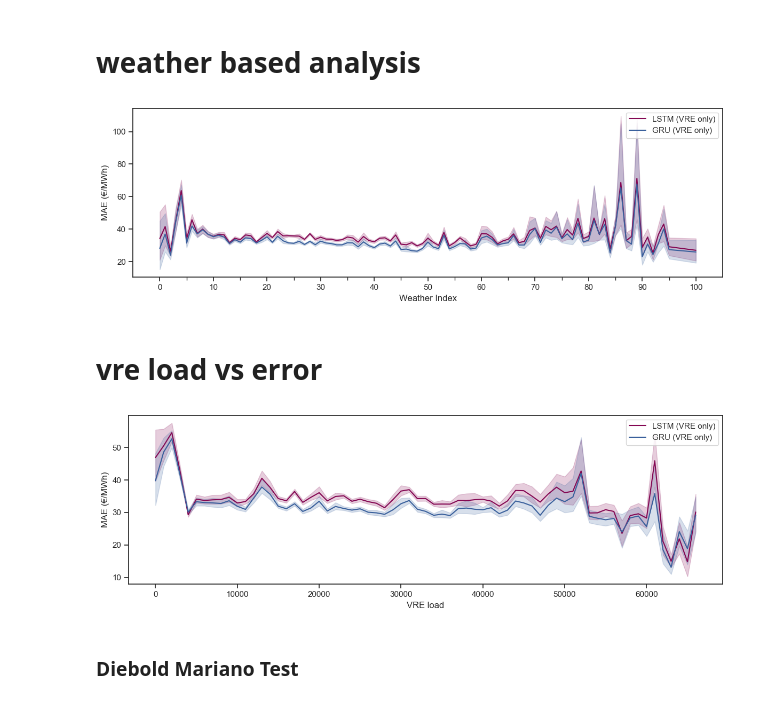
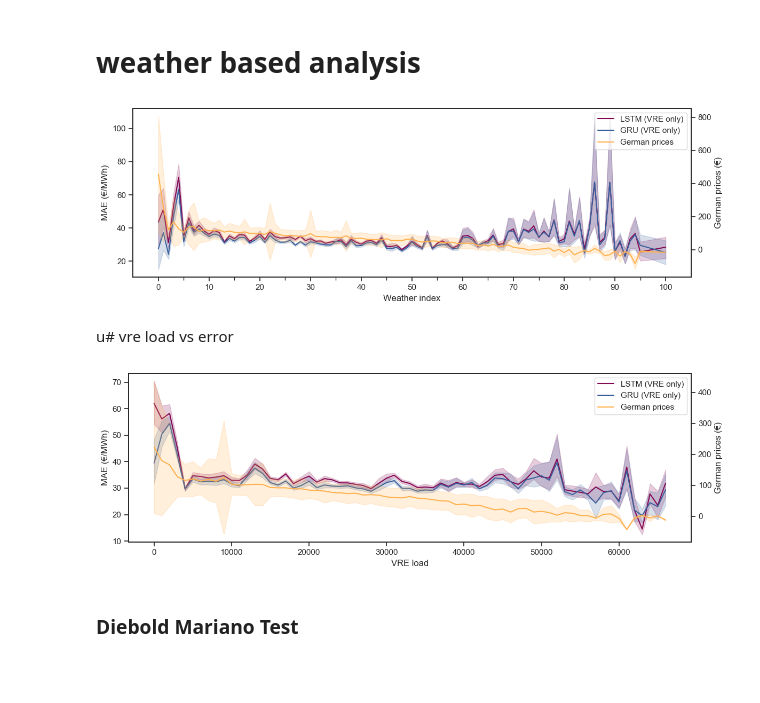
Before and after one commit to valentin-17/epf, a Jupyter notebook: notebooks/other_data_viz.ipynb, the cells around one changed output. Cells and saved outputs as stored; diff of their text form; code cells hidden in the pictures; blank space fills up the shorter version.

Commit message:
added prices to weather and vre figures

```diff
--- a/notebooks/other_data_viz.ipynb
+++ b/notebooks/other_data_viz.ipynb
@@ -201,10 +201,10 @@ import matplotlib.pyplot as plt
 import seaborn as sns
 import numpy as np
 
-with open("../models/shifted_lstm_vre_sl.pkl", "rb") as f:
+with open("../models/shifted_lstm_vre.pkl", "rb") as f:
     lstm_model_obj = pkl.load(f)
 
-with open("../models/shifted_gru_vre_sl.pkl", "rb") as f:
+with open("../models/shifted_gru_vre.pkl", "rb") as f:
     gru_model_obj = pkl.load(f)
 
 lstm_preds = predict_with_timestamps(lstm_model_obj)
@@ -572,5 +575,7 @@ weather_errors = weather_errors.join(weather_df, how='inner')
 # %%
-error_by_weather = weather_errors.melt(id_vars=['Weather index', 'Model', 'hour'], value_name='err')
+from matplotlib.lines import Line2D
+
+error_by_weather = weather_errors.melt(id_vars=['Weather index', 'Model', 'hour', 'de_prices'], value_name='err')
 
 palette = {
     'LSTM (VRE only)': COLORS['magenta'],
@@ -578,22 +583,27 @@ palette = {
 }
 
 sns.set_style('ticks')
-plt.figure(figsize=(12, 4))
+fig, ax1 = plt.subplots(figsize=(12, 4))
 
-sns.lineplot(data=error_by_weather, x='Weather index', y='err', hue='Model', palette=palette)
+sns.lineplot(data=error_by_weather, ax=ax1, x='Weather index', y='err', hue='Model', palette=palette, legend=False)
+ax2 = ax1.twinx()
+sns.lineplot(data=error_by_weather, ax=ax2, x='Weather index', y='de_prices', color=COLORS['orange'], errorbar='sd')
 
-plt.ylabel('MAE (€/MWh)')
+ax1.set_ylabel('MAE (€/MWh)')
+ax2.set_ylabel('German prices (€)')
 plt.xlabel('Weather Index')
 plt.xticks(np.arange(0, 101, 10), labels=[f'{i}' for i in np.arange(0, 101, 10)])
 plt.xticks(np.arange(5, 96, 10), minor=True)
-plt.legend(loc='upper right')
+
+legend_items = [Line2D([0], [0], color=COLORS['magenta'], label='LSTM (VRE only)'), Line2D([0], [0], color=COLORS['blue'], label='GRU (VRE only)'), Line2D([0], [0], color=COLORS['orange'], label='German prices')]
+ax1.legend(handles=legend_items, loc='upper right')
 plt.tight_layout()
 
-plt.savefig('../reports/figures/error_distribution_by_weather_measure_sl.png', dpi=300, bbox_inches='tight')
+plt.savefig('../reports/figures/error_distribution_by_weather_measure.pdf', dpi=300, bbox_inches='tight')
 # %% [output]
-[figure, old version]
+[figure, new version]
 # %% [markdown]
-# vre load vs error
+u# vre load vs error
 # %%
 vre_load = pd.read_csv("../data/raw/de_vre_gen_2024.csv", parse_dates=True, index_col=0, skiprows=lambda x: x in [1]).round(-3)
 vre_load = vre_load[::4].sum(axis=1).rename('VRE load')
@@ -614,28 +624,35 @@ vre_errors = pd.concat(records)
 vre_errors.rename(columns={'target_timestamp':'hour'}, inplace=True)
 vre_errors['hour'] = vre_errors['hour'].dt.hour
 vre_errors = vre_errors.join(vre_load, how='inner')
+vre_errors = vre_errors.join(df_price, how='inner')
 # %%
-error_by_vre_load = vre_errors.melt(id_vars=['VRE load', 'Model', 'hour'], value_name='err')
+error_by_vre_load = vre_errors.melt(id_vars=['VRE load', 'Model', 'hour', 'de_prices'], value_name='err')
 
 palette = {
     'LSTM (VRE only)': COLORS['magenta'],
     'GRU (VRE only)': COLORS['blue'],
 }
 
 sns.set_style('ticks')
-plt.figure(figsize=(12, 4))
+fig, ax1 = plt.subplots(figsize=(12, 4))
 
-sns.lineplot(data=error_by_vre_load, x='VRE load', y='err', hue='Model', palette=palette)
+sns.lineplot(data=error_by_vre_load, ax=ax1, x='VRE load', y='err', hue='Model', palette=palette)
+ax2 = ax1.twinx()
+sns.lineplot(data=error_by_vre_load, ax=ax2, x='VRE load', y='de_prices', color=COLORS['orange'], errorbar='sd')
 
-plt.ylabel('MAE (€/MWh)')
+ax1.set_ylabel('MAE (€/MWh)')
+ax2.set_ylabel('German prices (€)')
 plt.xlabel('VRE load')
-plt.legend(loc='upper right')
+
+legend_items = [Line2D([0], [0], color=COLORS['magenta'], label='LSTM (VRE only)'), Line2D([0], [0], color=COLORS['blue'], label='GRU (VRE only)'), Line2D([0], [0], color=COLORS['orange'], label='German prices')]
+ax1.legend(handles=legend_items, loc='upper right')
+
 plt.tight_layout()
 
 plt.savefig('../reports/figures/error_distribution_by_vre_load.pdf', dpi=300, bbox_inches='tight')
 plt.show()
 # %% [output]
-[figure, old version]
+[figure, new version]
 # %% [markdown]
 ### Diebold Mariano Test
 # %%
```
Also changed, not shown: parts of 6 cells of this notebook, 4 other files.
